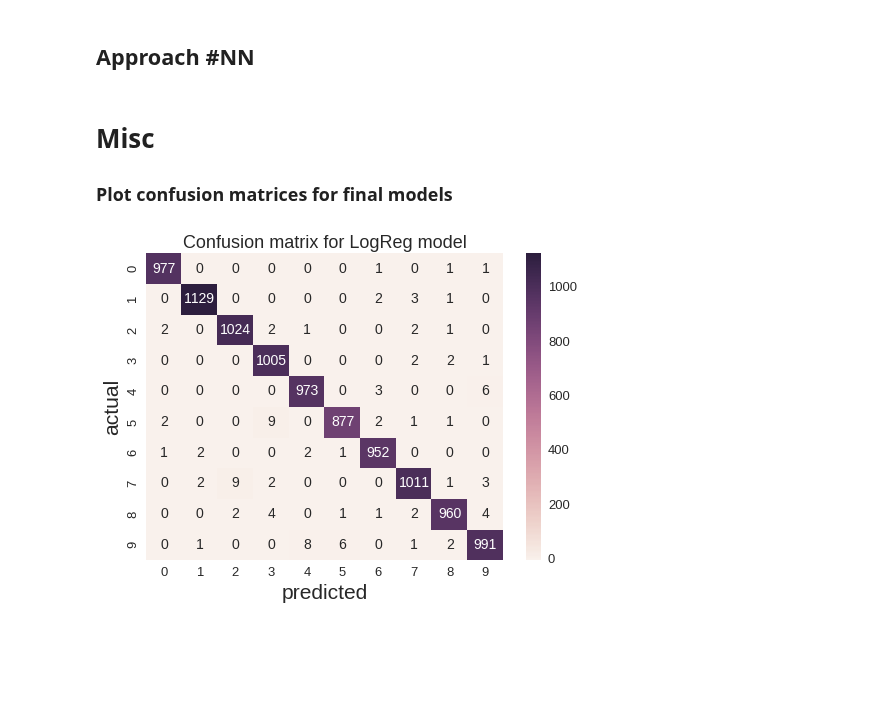
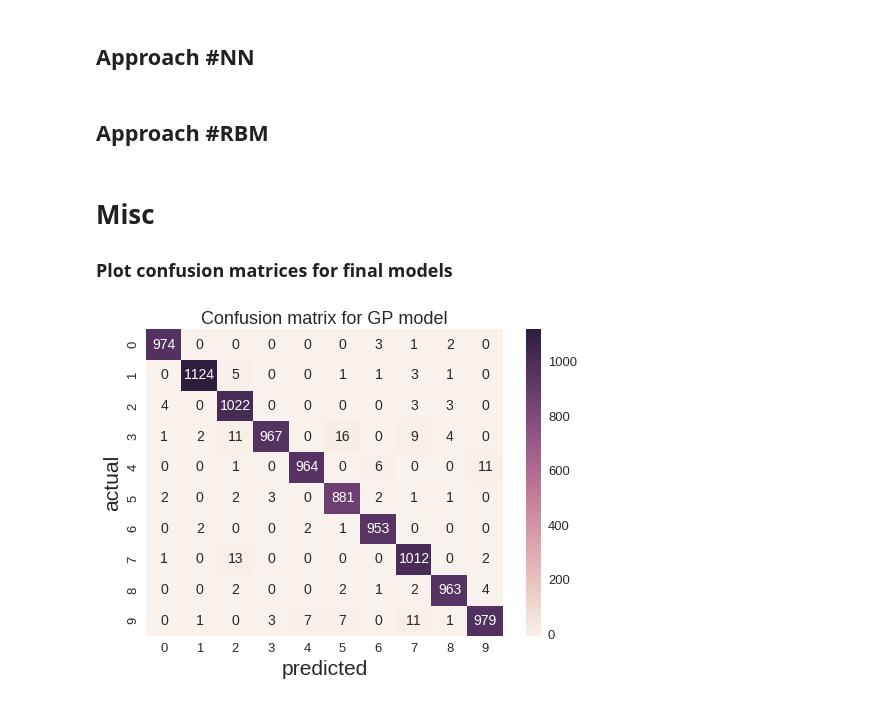
Before and after one commit to yell/mnist-challenge, a Jupyter notebook: cross_validations.ipynb, the cells around one changed output. Drawn from its saved outputs; the diff is of its cells as text; code cells hidden in the pictures; blank space fills up the shorter version.

Commit message:
added Logreg and GP approach #RBM

```diff
--- a/cross_validations.ipynb
+++ b/cross_validations.ipynb
@@ -2164,3 +2194,5 @@ grid_cv.fit(X, y);
 df = grid_cv.to_df()
 df.to_excel('cv_results/gp_nn_full.xlsx')
 df.sort_values(by='mean_score', ascending=False).to_excel('cv_results/gp_nn_best.xlsx')
+# %% [markdown]
+## Approach #RBM
@@ -2171,26 +2238,32 @@ df.sort_values(by='mean_score', ascending=False).to_excel('cv_results/gp_nn_best
 _, y_test = load_mnist('test', 'data/')
 # knn_pred = np.load('data/knn_pred.npy')
 # nn_pred = unhot(np.load('data/nn_pred.npy'))
-logreg_pred = unhot(np.load('data/logreg_pred.npy'))
+# logreg_pred = unhot(np.load('data/logreg_pred.npy'))
+gp_pred = unhot(np.load('data/gp_pred.npy'))
 # %%
 # C = confusion_matrix(y_test, knn_pred)
 # ax = plot_confusion_matrix(C)
 # plt.title("Confusion matrix for k-NN model", fontsize=18)
 # plt.savefig('confusion_matrix_knn.png', dpi=144)
 
 # C = confusion_matrix(y_test, knn_pred)
 # ax = plot_confusion_matrix(C)
 # plt.title("Confusion matrix for k-NN model", fontsize=18)
 # plt.savefig('confusion_matrix_knn.png', dpi=144)
 
 # C = confusion_matrix(y_test, nn_pred)
 # ax = plot_confusion_matrix(C)
 # plt.title("Confusion matrix for NN model", fontsize=18)
 # plt.savefig('confusion_matrix_nn.png', dpi=144)
 
-C = confusion_matrix(y_test, logreg_pred)
+# C = confusion_matrix(y_test, logreg_pred)
+# ax = plot_confusion_matrix(C)
+# plt.title("Confusion matrix for LogReg model", fontsize=18)
+# plt.savefig('confusion_matrix_logreg.png', dpi=144)
+
+C = confusion_matrix(y_test, gp_pred)
 ax = plot_confusion_matrix(C)
-plt.title("Confusion matrix for LogReg model", fontsize=18)
-plt.savefig('confusion_matrix_logreg.png', dpi=144)
+plt.title("Confusion matrix for GP model", fontsize=18)
+plt.savefig('confusion_matrix_gp.png', dpi=144)
 # %% [output]
-[figure, old version]
+[figure, new version]
```
Also changed, not shown: parts of 4 cells of this notebook, 2 other files.
